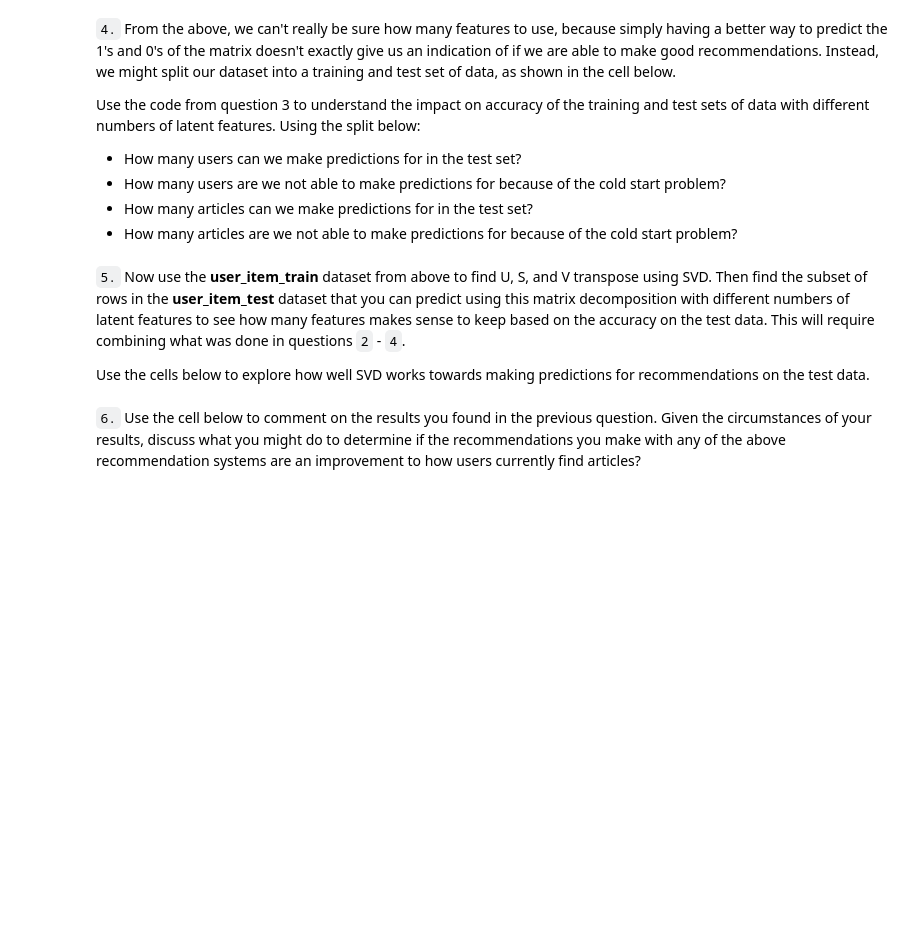
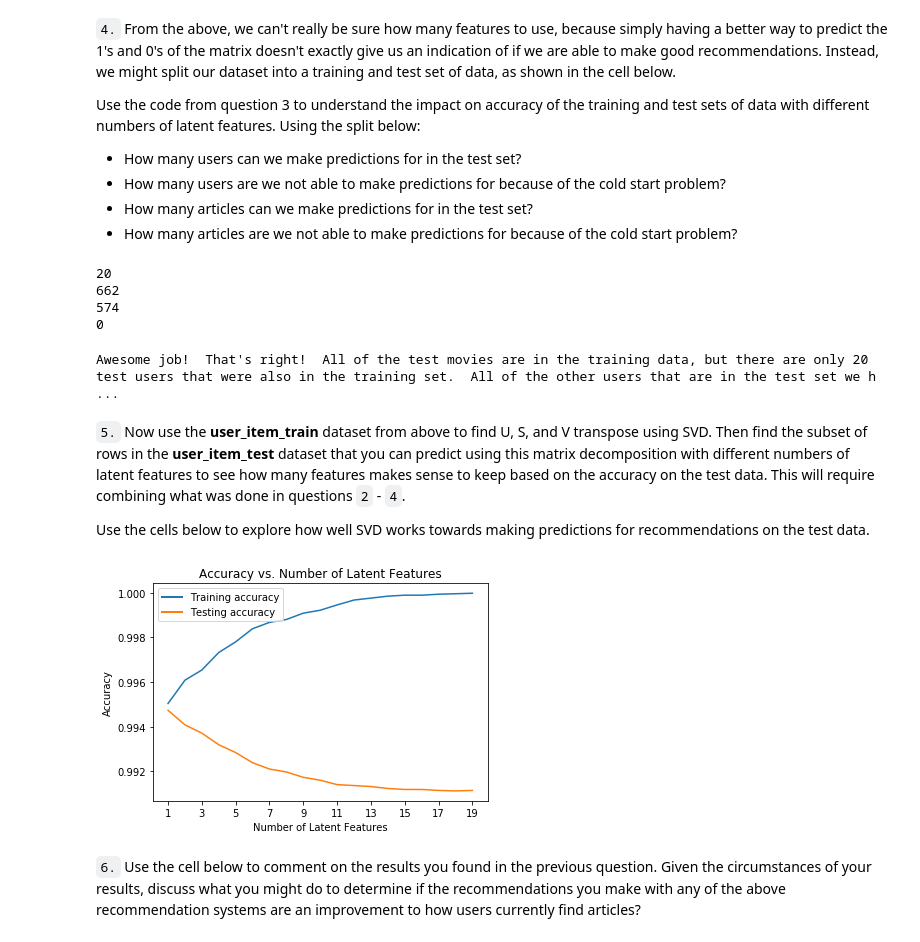
Before and after one commit to alanjeffares/data-science-nanodegree, a Jupyter notebook: recommendation-engines/Recommendations_with_IBM.ipynb, the cells around one changed output. Saved outputs shown, nothing was run; the diff lists cells and outputs as text; code cells hidden in the pictures; blank space fills up the shorter version.

Commit message:
matrix factorization section

```diff
--- a/recommendation-engines/Recommendations_with_IBM.ipynb
+++ b/recommendation-engines/Recommendations_with_IBM.ipynb
@@ -591,7 +554,7 @@ In this part of the notebook, you will build use matrix factorization to make ar
 `1.` You should have already created a **user_item** matrix above in **question 1** of **Part III** above.  This first question here will just require that you run the cells to get things set up for the rest of **Part V** of the notebook.
 # %%
 # Load the matrix here
-user_item_matrix = pd.read_pickle('user_item_matrix.p')
+user_item_matrix = user_item
 # %%
 # quick look at the matrix
 user_item_matrix.head()
@@ -600,4 +572,4 @@ user_item_matrix.head()
 # %%
 # Perform SVD on the User-Item Matrix Here
 
-u, s, vt = # use the built in to get the three matrices
+u, s, vt = np.linalg.svd(user_item_matrix)
@@ -656,11 +628,33 @@ def create_test_and_train_user_item(df_train, df_test):
     test_arts - all of the test article ids
 
     '''
-    # Your code here
+    user_item_train = create_user_item_matrix(df_train)
+    user_item_test = create_user_item_matrix(df_test)
+    user_overlap = np.intersect1d(user_item_train.index, user_item_test.index)
+    article_overlap = np.intersect1d(user_item_train.columns, user_item_test.columns)
+    user_item_train = user_item_train.loc[user_item_train.index.isin(user_overlap), user_item_train.columns.isin(article_overlap)]
+    user_item_test = user_item_test.loc[user_item_test.index.isin(user_overlap), user_item_test.columns.isin(article_overlap)]
 
-    return user_item_train, user_item_test, test_idx, test_arts
+    return user_item_train, user_item_test, user_overlap, article_overlap
 
 user_item_train, user_item_test, test_idx, test_arts = create_test_and_train_user_item(df_train, df_test)
+# %%
+# How many users can we make predictions for in the test set?
+print(user_item_test.shape[0])
+
+# How many users in the test set are we not able to make predictions for because of the cold start problem?
+print(df_test['user_id'].nunique() - user_item_test.shape[0])
+
+# How many articles can we make predictions for in the test set?
+print(user_item_test.shape[1])
+
+# How many articles in the test set are we not able to make predictions for because of the cold start problem?
+print(df_test['article_id'].nunique() - user_item_test.shape[1])
+# %% [output]
+20
+662
+574
+0
 # %%
 # Replace the values in the dictionary below
 a = 662
@@ -670,13 +664,15 @@ d = 0
 
 
 sol_4_dict = {
-    'How many users can we make predictions for in the test set?': # letter here,
-    'How many users in the test set are we not able to make predictions for because of the cold start problem?': # letter here,
-    'How many articles can we make predictions for in the test set?': # letter here,
-    'How many articles in the test set are we not able to make predictions for because of the cold start problem?': # letter here
+    'How many users can we make predictions for in the test set?': c,
+    'How many users in the test set are we not able to make predictions for because of the cold start problem?': a,
+    'How many articles can we make predictions for in the test set?': b,
+    'How many articles in the test set are we not able to make predictions for because of the cold start problem?': d
 }
 
 t.sol_4_test(sol_4_dict)
+# %% [output]
+Awesome job!  That's right!  All of the test movies are in the training data, but there are only 20 test users that were also in the training set.  All of the other users that are in the test set we h ...
 # %% [markdown]
 `5.` Now use the **user_item_train** dataset from above to find U, S, and V transpose using SVD. Then find the subset of rows in the **user_item_test** dataset that you can predict using this matrix decomposition with different numbers of latent features to see how many features makes sense to keep based on the accuracy on the test data. This will require combining what was done in questions `2` - `4`.
 
@@ -690,2 +683,42 @@ u_train, s_train, vt_train = # fit svd similar to above then use the cells below
+# %%
+# decomposition to predict on test data
+num_latent_feats = np.arange(1,20,1)
+train_sum_errs = []
+test_sum_errs = []
+u_train, s_train, vt_train = np.linalg.svd(user_item_train)
+
+for k in num_latent_feats:
+
+    # restructure with k latent features
+    s_new, u_new, vt_new = np.diag(s_train[:k]), u_train[:, :k], vt_train[:k, :]
+
+    # take dot product
+    user_item_est = np.around(np.dot(np.dot(u_new, s_new), vt_new))
+
+    # compute error for each prediction to actual value
+    train_diffs = np.subtract(user_item_train, user_item_est)
+    test_diffs = np.subtract(user_item_test, user_item_est)
+
+
+    # total errors and keep track of them
+    train_err = np.sum(np.sum(np.abs(train_diffs)))
+    train_sum_errs.append(train_err)
+    test_err = np.sum(np.sum(np.abs(test_diffs)))
+    test_sum_errs.append(test_err)
+
+from matplotlib.lines import Line2D
+
+plt.plot(num_latent_feats, 1 - np.array(train_sum_errs)/df.shape[0])
+plt.plot(num_latent_feats, 1 - np.array(test_sum_errs)/df.shape[0])
+plt.xlabel('Number of Latent Features')
+plt.ylabel('Accuracy')
+plt.title('Accuracy vs. Number of Latent Features')
+legend_elements = [Line2D([0], [0], color='#1f77b4', lw=2, label='Training accuracy'),
+                   Line2D([0], [0], color='#ff7f0e', lw=2, label='Testing accuracy')]
+plt.legend(handles=legend_elements, loc='upper left')
+plt.xticks(np.arange(min(num_latent_feats), max(num_latent_feats)+1, 2))
+plt.show()
+# %% [output]
+[figure, added]
 # %% [markdown]
 `6.` Use the cell below to comment on the results you found in the previous question. Given the circumstances of your results, discuss what you might do to determine if the recommendations you make with any of the above recommendation systems are an improvement to how users currently find articles?
```
Also changed, not shown: parts of 22 cells of this notebook, 3 other files.
